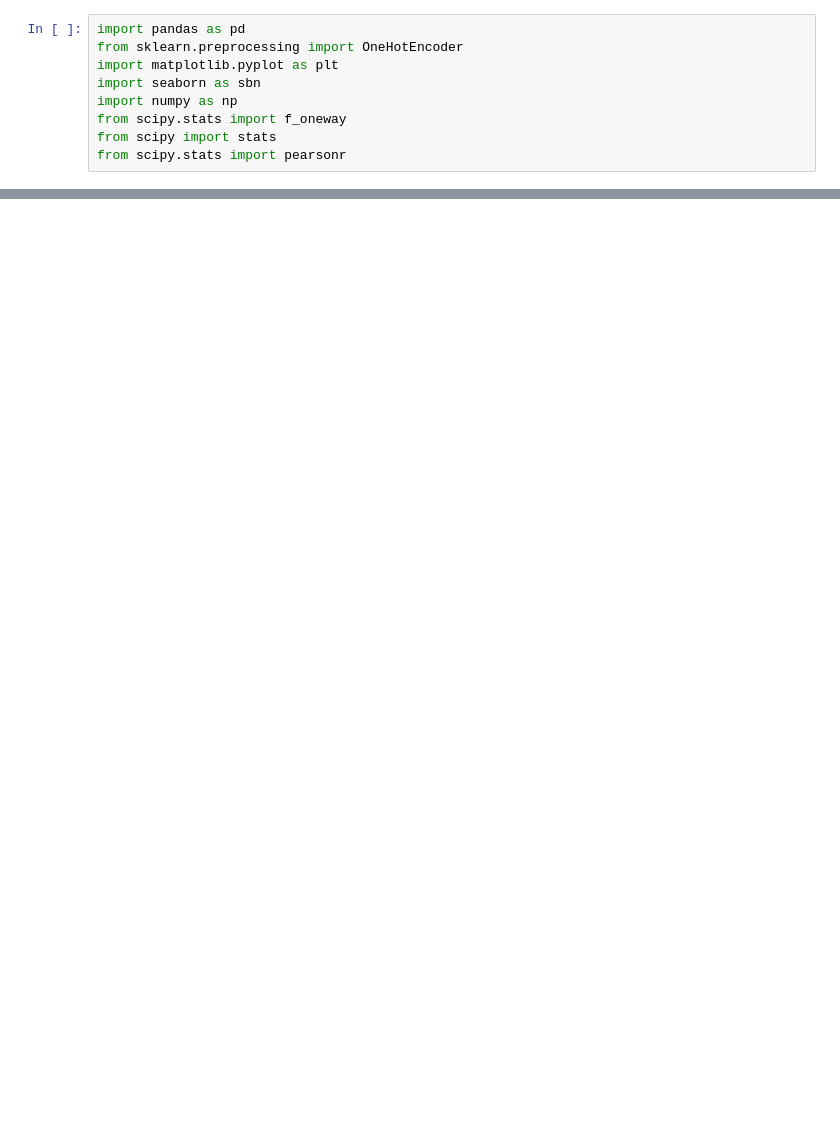
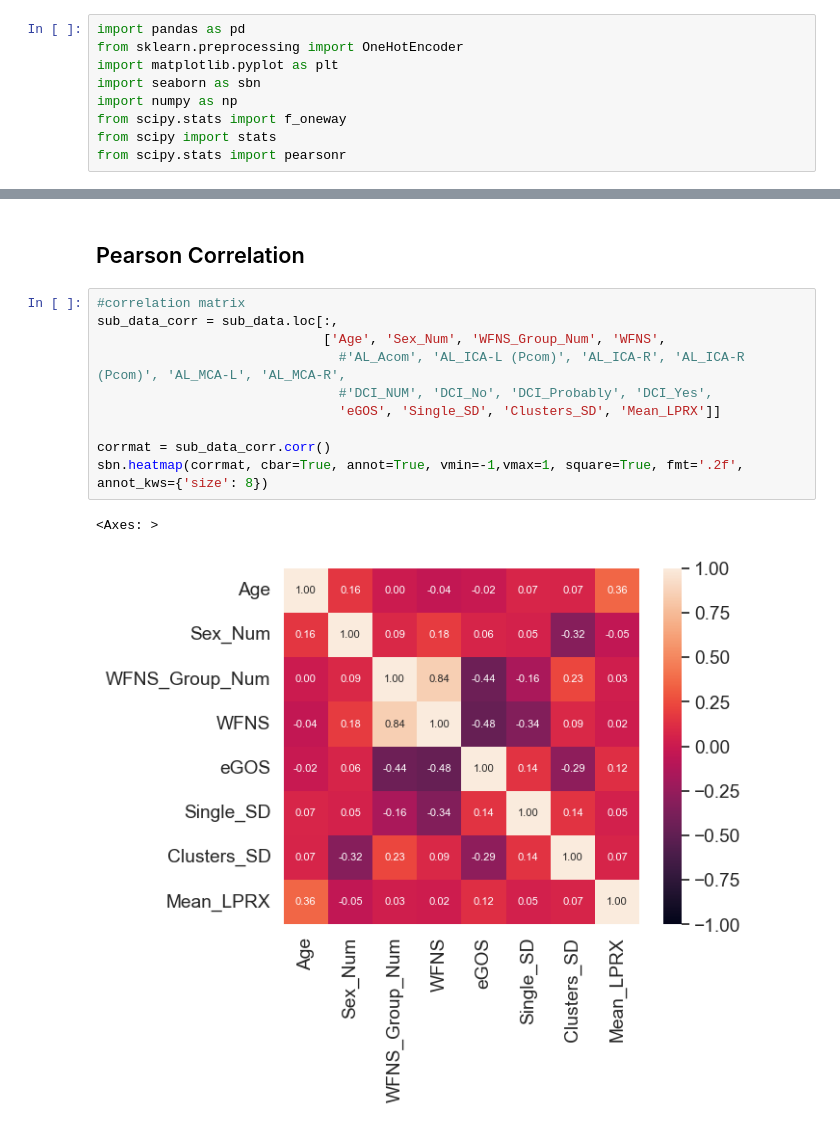
Before and after one commit to palolo02/ComputerVision, a Jupyter notebook: analysis.ipynb, the cells around one changed output, grey strips where cells are left out. Saved outputs shown, nothing was run; the diff lists cells and outputs as text; blank space fills up the shorter version.

```diff
--- a/analysis.ipynb
+++ b/analysis.ipynb
@@ -326,0 +113,15 @@ data
+# %% [markdown]
+## Pearson Correlation
+# %%
+#correlation matrix
+sub_data_corr = sub_data.loc[:,
+                             ['Age', 'Sex_Num', 'WFNS_Group_Num', 'WFNS',
+                               #'AL_Acom', 'AL_ICA-L (Pcom)', 'AL_ICA-R', 'AL_ICA-R (Pcom)', 'AL_MCA-L', 'AL_MCA-R',
+                               #'DCI_NUM', 'DCI_No', 'DCI_Probably', 'DCI_Yes',
+                               'eGOS', 'Single_SD', 'Clusters_SD', 'Mean_LPRX']]
+
+corrmat = sub_data_corr.corr()
+sbn.heatmap(corrmat, cbar=True, annot=True, vmin=-1,vmax=1, square=True, fmt='.2f', annot_kws={'size': 8})
+# %% [output]
+<Axes: >
+[figure, added]
```
Also changed, not shown: parts of 40 cells of this notebook, 1 other file.
